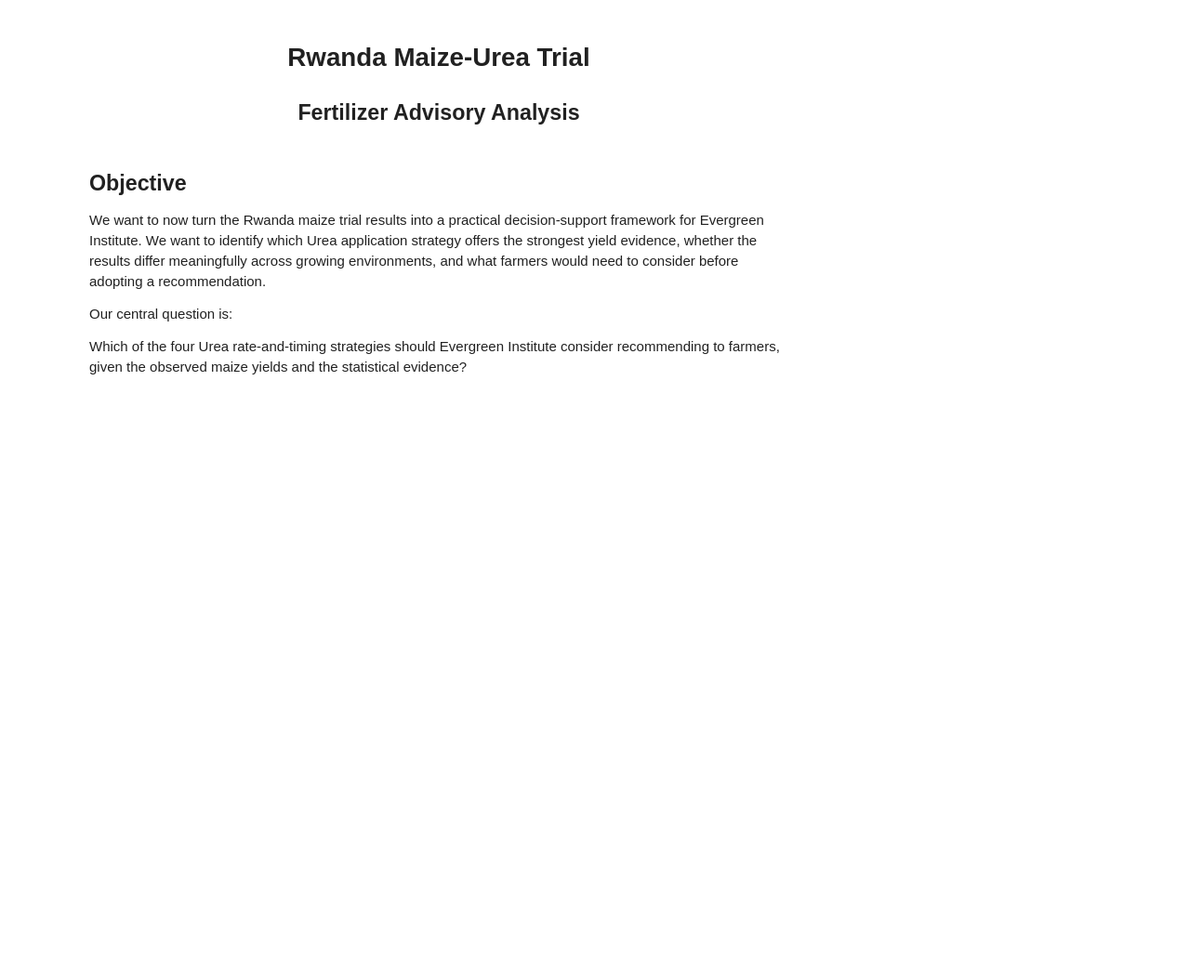
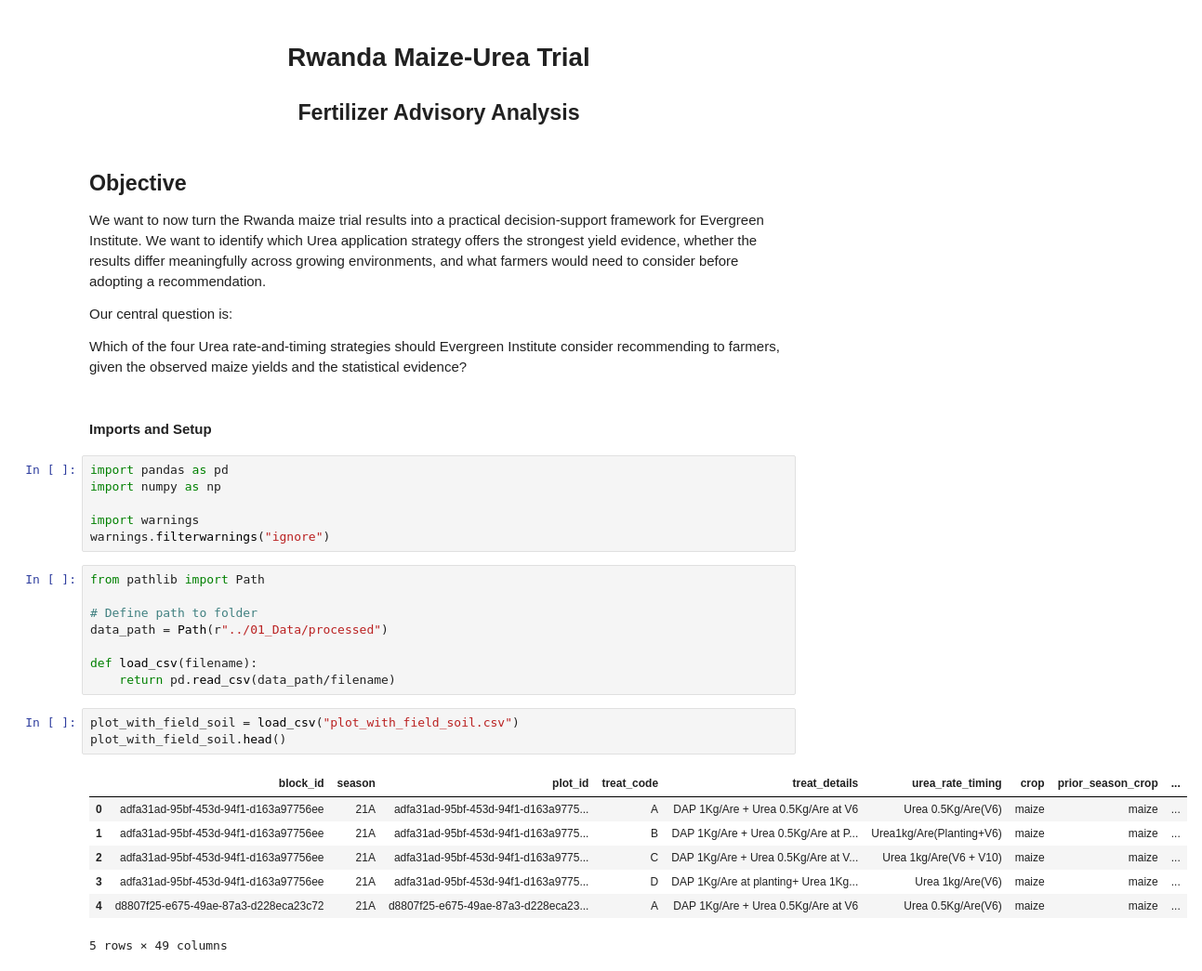
Before and after one commit to Vin-Okumu/maize-yield-optimization-rwanda, a Jupyter notebook: 02_Notebooks/07_fertilizer_advisory.ipynb, the cells around one changed output. Shown at 93% size. Drawn from its saved outputs; the diff is of its cells as text; blank space fills up the shorter version.

```diff
--- a/02_Notebooks/07_fertilizer_advisory.ipynb
+++ b/02_Notebooks/07_fertilizer_advisory.ipynb
@@ -14,3 +14,30 @@ We want to now turn the Rwanda maize trial results into a practical decision-sup
 Our central question is:
 
 Which of the four Urea rate-and-timing strategies should Evergreen Institute consider recommending to farmers, given the observed maize yields and the statistical evidence?
+# %% [markdown]
+#### Imports and Setup
+# %%
+import pandas as pd
+import numpy as np
+
+import warnings
+warnings.filterwarnings("ignore")
+# %%
+from pathlib import Path
+
+# Define path to folder
+data_path = Path(r"../01_Data/processed")
+
+def load_csv(filename):
+    return pd.read_csv(data_path/filename)
+# %%
+plot_with_field_soil = load_csv("plot_with_field_soil.csv")
+plot_with_field_soil.head()
+# %% [output]
+|  | block_id | season | plot_id | treat_code | treat_details | urea_rate_timing | crop | prior_season_crop | ... |
+| 0 | adfa31ad-95bf-453d-94f1-d163a97756ee | 21A | adfa31ad-95bf-453d-94f1-d163a9775... | A | DAP 1Kg/Are + Urea 0.5Kg/Are at V6 | Urea 0.5Kg/Are(V6) | maize | maize | ... |
+| 1 | adfa31ad-95bf-453d-94f1-d163a97756ee | 21A | adfa31ad-95bf-453d-94f1-d163a9775... | B | DAP 1Kg/Are + Urea 0.5Kg/Are at P... | Urea1kg/Are(Planting+V6) | maize | maize | ... |
+| 2 | adfa31ad-95bf-453d-94f1-d163a97756ee | 21A | adfa31ad-95bf-453d-94f1-d163a9775... | C | DAP 1Kg/Are + Urea 0.5Kg/Are at V... | Urea 1kg/Are(V6 + V10) | maize | maize | ... |
+| 3 | adfa31ad-95bf-453d-94f1-d163a97756ee | 21A | adfa31ad-95bf-453d-94f1-d163a9775... | D | DAP 1Kg/Are at planting+ Urea 1Kg... | Urea 1kg/Are(V6) | maize | maize | ... |
+| 4 | d8807f25-e675-49ae-87a3-d228eca23c72 | 21A | d8807f25-e675-49ae-87a3-d228eca23... | A | DAP 1Kg/Are + Urea 0.5Kg/Are at V6 | Urea 0.5Kg/Are(V6) | maize | maize | ... |
+5 rows × 49 columns
```
Also changed, not shown: parts of 11 cells of this notebook.
